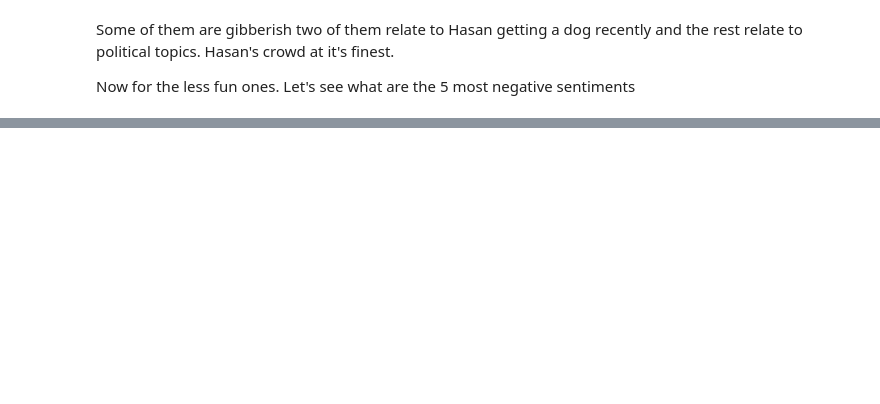
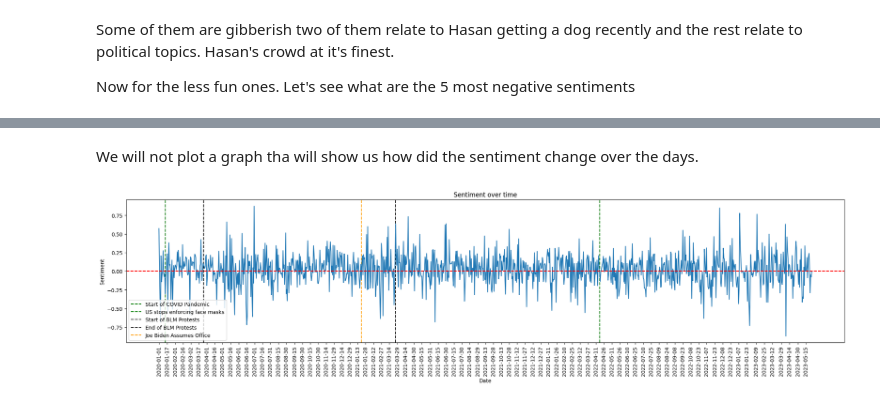
Before and after one commit to hubcio2115/ai, a Jupyter notebook: projekt3/main.ipynb, the cells around one changed output, grey strips where cells are left out. Cells and saved outputs as stored; diff of their text form; code cells hidden in the pictures; blank space fills up the shorter version.

```diff
--- a/projekt3/main.ipynb
+++ b/projekt3/main.ipynb
@@ -289,7 +270,7 @@ Now we will create a stopwords list. Stopwords are words like "a", "and", "the",
 stopwords_list = stopwords.words('english')
 stopwords.encoding('')
 stopwords_list.extend(
-    ['hasan', "parker", "hasanthehun", "hasanabi"])
+    ['hasan', "parker", HASAN_TWITTER_HANDLE, "hasanabi"])
 
 print(stopwords_list[:5])
 # %% [output]
@@ -373,0 +359,6 @@ Wow, three of them relate to guns in US. One is about the war in Ukraine and the
+# %%
+# Grouping by date and getting mean sentiment for each day
+aggregated_df = replies_to_hasan.groupby(replies_to_hasan['date'].dt.date)[
+    'sentiment'].mean().reset_index()
+
+aggregated_df.head()
@@ -373,0 +392,27 @@ Wow, three of them relate to guns in US. One is about the war in Ukraine and the
+# %% [markdown]
+We will not plot a graph tha will show us how did the sentiment change over the days.
+# %%
+plt.figure(figsize=(25, 5))
+plt.axvline(datetime(2022, 4, 18), linestyle='--', color='green')
+plt.axvline(datetime(2020, 1, 13), linestyle='--', color='green')
+
+plt.axvline(datetime(2020, 3, 26), linestyle='--', color='black')
+plt.axvline(datetime(2021, 3, 26), linestyle='--', color='black')
+
+plt.axvline(datetime(2021, 1, 20), linestyle='--', color='orange')
+
+plt.plot(aggregated_df['date'], aggregated_df['sentiment'])
+
+plt.axhline(0, linestyle='--', color='red')
+
+plt.legend(['Start of COVID Pandemic', 'US stops enforcing face masks', 'Start of BLM Protests',
+           'End of BLM Protests', 'Joe Biden Assumes Office'], loc='lower left')
+
+
+plt.xlabel('Date')
+plt.ylabel('Sentiment')
+plt.title('Sentiment over time')
+plt.xticks(aggregated_df['date'][::15], rotation=90)
+plt.show()
+# %% [output]
+[figure, added]
```
Also changed, not shown: parts of 35 cells of this notebook, 2 other files.
